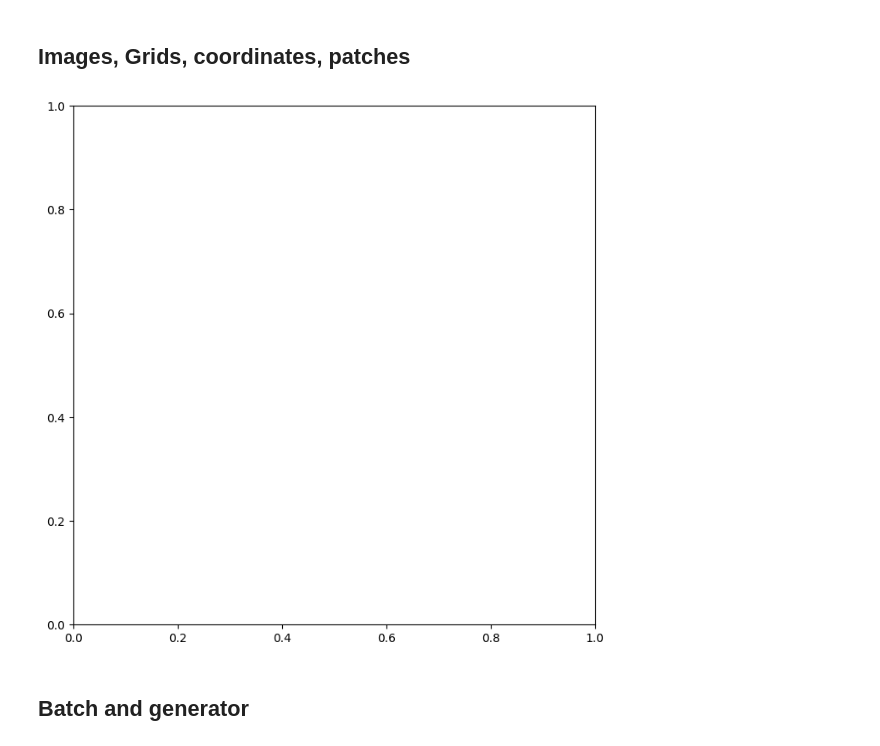
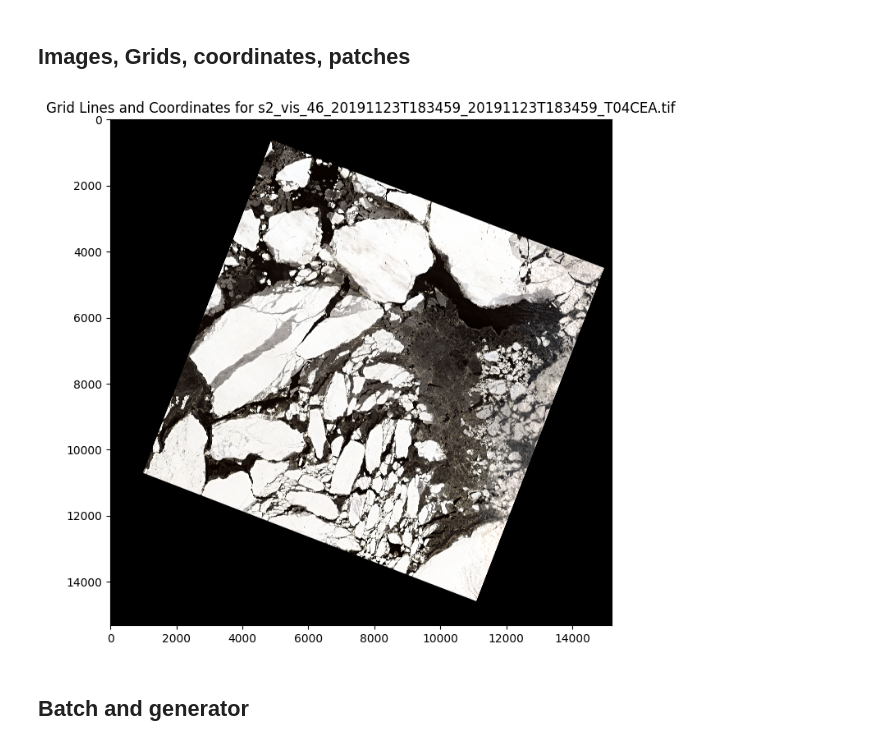
Before and after one commit to nathan-g1/mm-transformer-model, a Jupyter notebook: src/MMDL.ipynb, the cells around one changed output. Cells and saved outputs as stored; diff of their text form; code cells hidden in the pictures.

```diff
--- a/src/MMDL.ipynb
+++ b/src/MMDL.ipynb
@@ -645,40 +647,40 @@ def plot_grid_and_coordinates(file):
     y_min = ys.min()
     y_max = ys.max()
     df = df[(df["x"] >= x_min) & (df["x"] <= x_max) &
             (df["y"] >= y_min) & (df["y"] <= y_max)]
 
     # Map coordinates to pixel indices
     pixel_coords = [img.index(x, y) for x, y in zip(df['x'], df['y'])]
 
     # Generate grid lines
-    x_coords = np.linspace(0, width, 33)
-    y_coords = np.linspace(0, height, 33)
+    # x_coords = np.linspace(0, width, 33)
+    # y_coords = np.linspace(0, height, 33)
 
     # Plot
     plt.imshow(original_img)  # Plot original image without any processing
     # plt.vlines(x_coords, 0, height, color='red', linewidth=0.5)
     # plt.hlines(y_coords, 0, width, color='red', linewidth=0.5)
 
     rows, cols = zip(*pixel_coords)
-    plt.scatter(cols, rows, color='blue', s=2)
+    # plt.scatter(cols, rows, color='blue', s=2)
 
     plt.title(f'Grid Lines and Coordinates for {os.path.basename(file)}')
     plt.show()
     # save plot with all the grid lines and coordinates using plt.imsave
     # since plt.imsave(f'{os.path.basename(file)}_grid_lines_and_coordinates.png', img) won't show the grid lines and coordinates
     # we need to save the plot using plt.savefig and then read it using plt.imread
     # plt.savefig(f'{os.path.basename(file)}_grid_lines_and_coordinates.png')
     plt.close()
 
 
 # Plot grid lines and coordinates for the first two files
-# for file in tiff_files:
-#     if os.path.basename(file) in ["s2_vis_46_20191123T183459_20191123T183459_T04CEA.tif"]:
-#         plot_grid_and_coordinates(file)
+for file in tiff_files:
+    if os.path.basename(file) in ["s2_vis_46_20191123T183459_20191123T183459_T04CEA.tif"]:
+        plot_grid_and_coordinates(file)
     # if os.path.basename(file) in ["s2_vis_41_20191120T200529_20191120T200529_T02CME.tif", "s2_vis_27_20191116T184459_20191116T184458_T02CMU.tif"]:
     #     plot_grid_and_coordinates(file)
 # %% [output]
-[figure, old version]
+[figure, new version]
 # %% [markdown]
 ## Batch and generator
 # %% [markdown]
```
Also changed, not shown: parts of 3 cells of this notebook.
